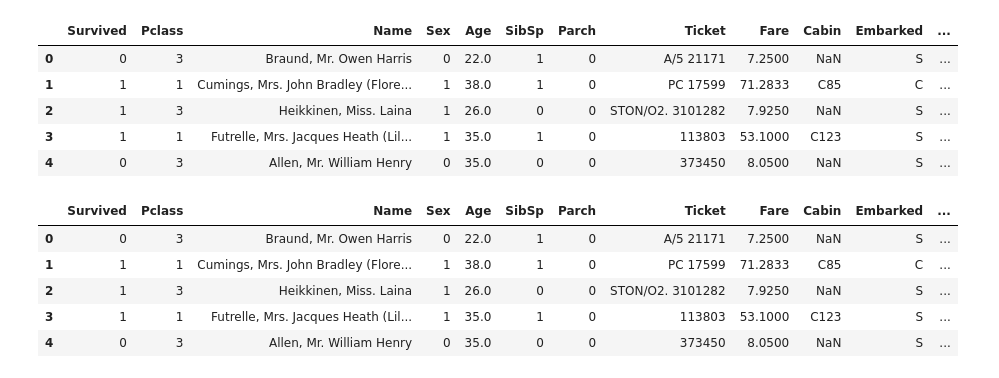
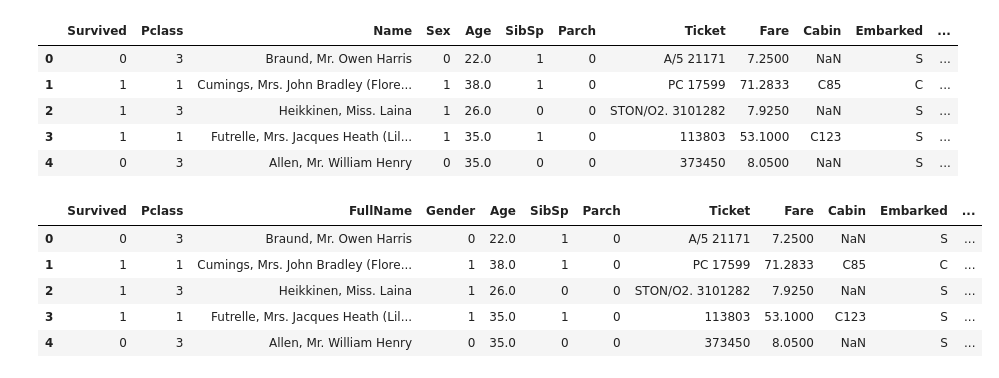
Before and after one commit to thirtesh/PracticeCode, a Jupyter notebook: Pandas/Untitled1.ipynb, the cells around one changed output. Drawn from its saved outputs; the diff is of its cells as text; code cells hidden in the pictures.

Commit message:
splitting,merging,grouping and editing dataframes

```diff
--- a/Pandas/Untitled1.ipynb
+++ b/Pandas/Untitled1.ipynb
@@ -66,10 +66,10 @@ df.head()
 | 3 | 1 | 1 | Futrelle, Mrs. Jacques Heath (Lil... | 1 | 35.0 | 1 | 0 | 113803 | 53.1000 | C123 | S | ... |
 | 4 | 0 | 3 | Allen, Mr. William Henry | 0 | 35.0 | 0 | 0 | 373450 | 8.0500 | NaN | S | ... |
 # %%
-df.rename(columns={'Sex':'Gender', 'Name':'FullName', 'lastName':'SurName'})
-df.head()
+df0=df.rename(columns={'Sex':'Gender', 'Name':'FullName', 'lastName':'SurName'})
+df0.head()
 # %% [output]
-|  | Survived | Pclass | Name | Sex | Age | SibSp | Parch | Ticket | Fare | Cabin | Embarked | ... |
+|  | Survived | Pclass | FullName | Gender | Age | SibSp | Parch | Ticket | Fare | Cabin | Embarked | ... |
 | 0 | 0 | 3 | Braund, Mr. Owen Harris | 0 | 22.0 | 1 | 0 | A/5 21171 | 7.2500 | NaN | S | ... |
 | 1 | 1 | 1 | Cumings, Mrs. John Bradley (Flore... | 1 | 38.0 | 1 | 0 | PC 17599 | 71.2833 | C85 | C | ... |
 | 2 | 1 | 3 | Heikkinen, Miss. Laina | 1 | 26.0 | 0 | 0 | STON/O2. 3101282 | 7.9250 | NaN | S | ... |
```
Also changed, not shown: parts of 4 cells of this notebook, 2 other files.
